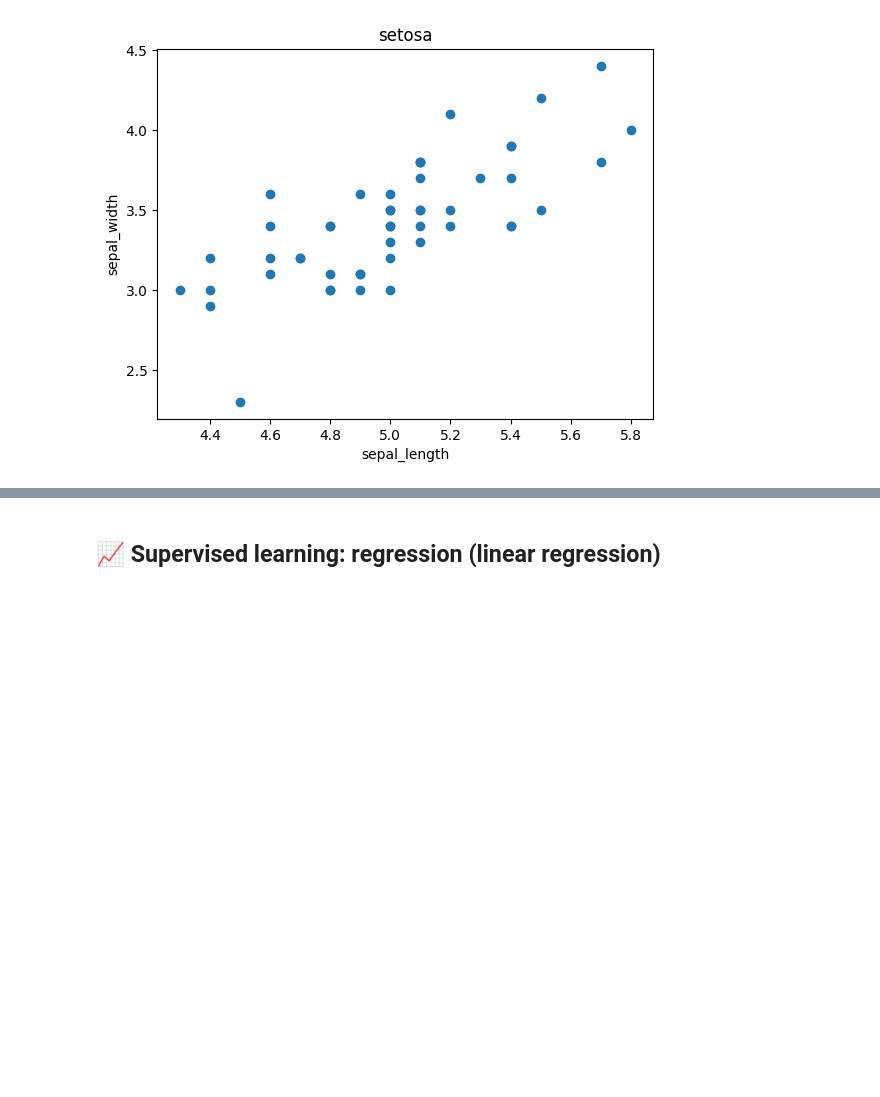
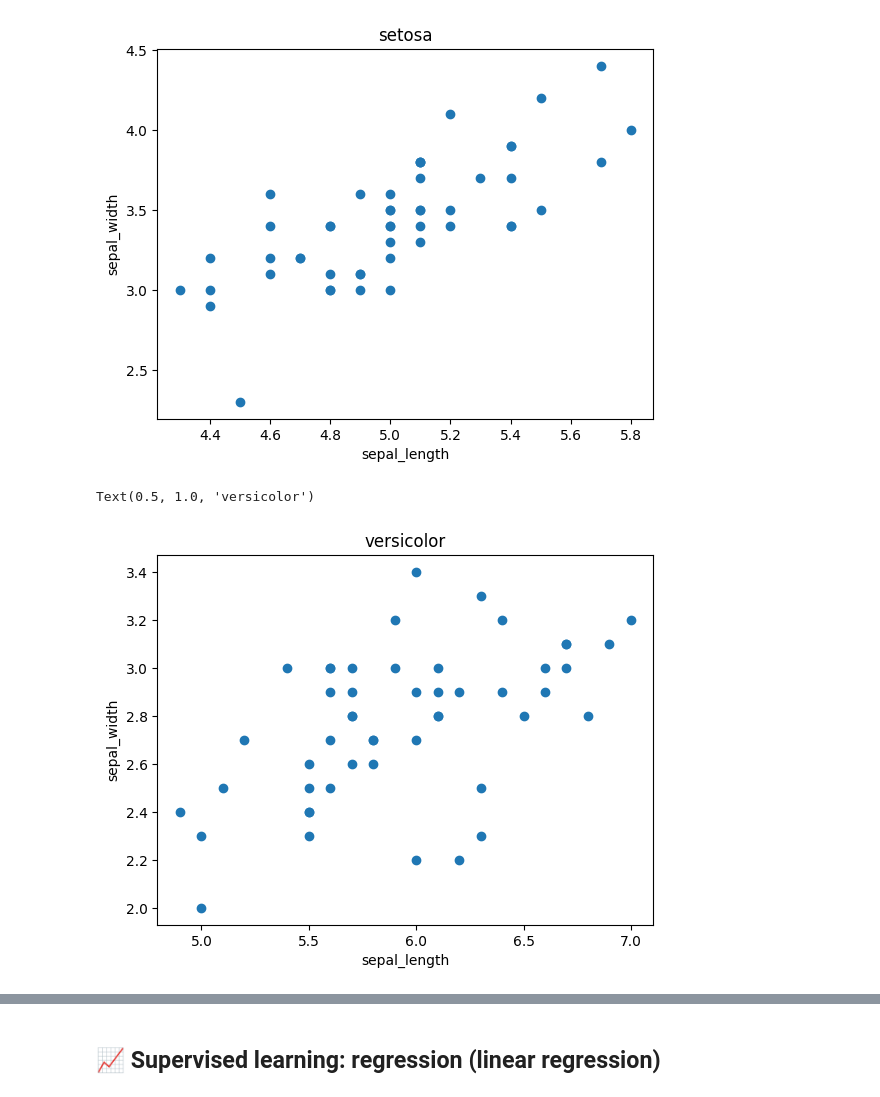
Before and after one commit to angelsooho/-_2025, a Jupyter notebook: scikit_learn.ipynb, the cells around one changed output, grey strips where cells are left out. Drawn from its saved outputs; the diff is of its cells as text; code cells hidden in the pictures; blank space fills up the shorter version.

```diff
--- a/scikit_learn.ipynb
+++ b/scikit_learn.ipynb
@@ -95,3 +95,15 @@ plt.title('setosa')
 # %% [output]
 Text(0.5, 1.0, 'setosa')
 [figure]
+# %%
+df_versicolor = df[df['species']=='versicolor']
+
+x = list(df_versicolor['sepal_length'])
+y = list(df_versicolor['sepal_width'])
+plt.scatter(x, y);
+plt.xlabel('sepal_length')
+plt.ylabel('sepal_width')
+plt.title('versicolor')
+# %% [output]
+Text(0.5, 1.0, 'versicolor')
+[figure, added]
```
Also changed, not shown: parts of 31 cells of this notebook.
